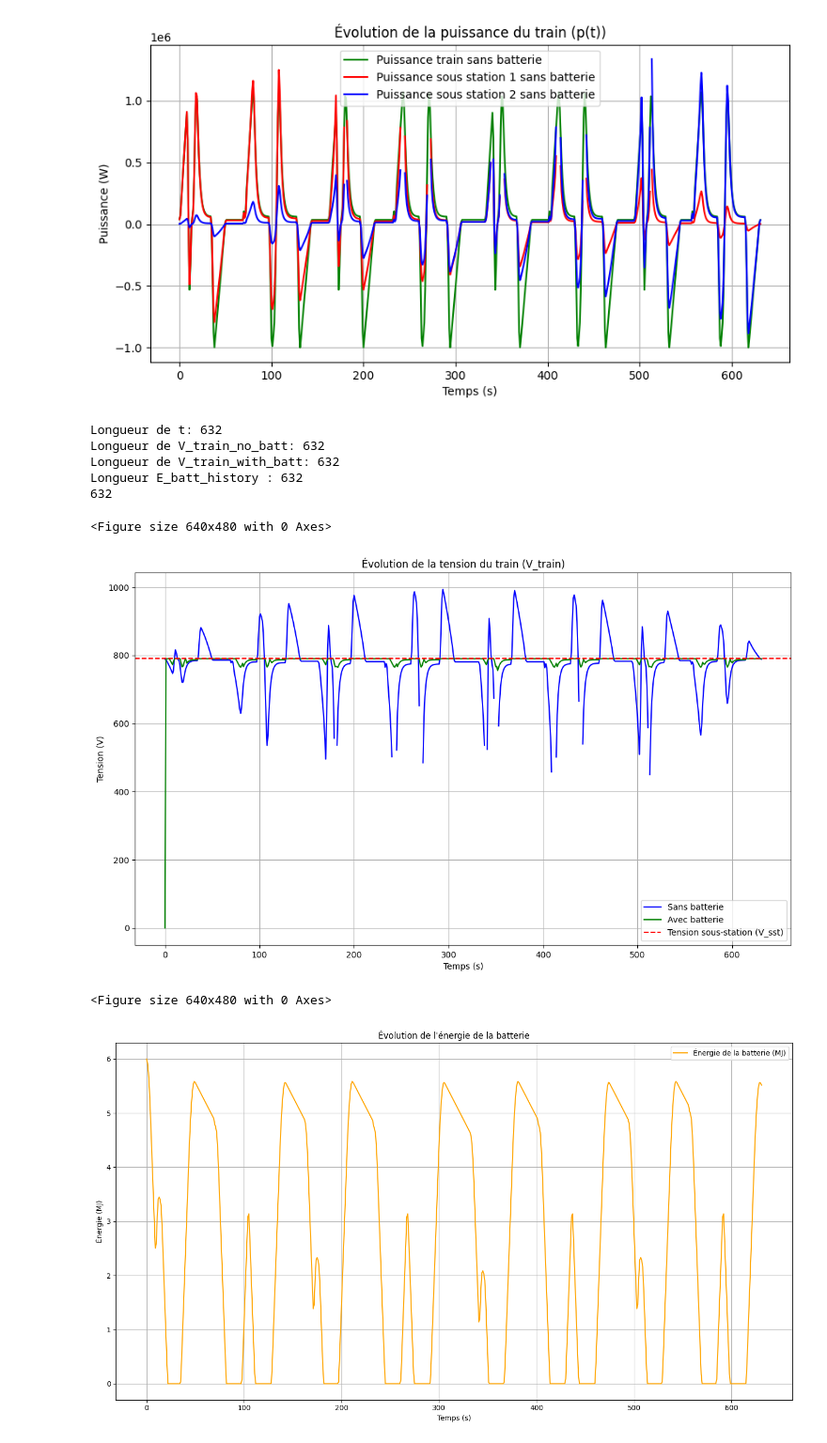
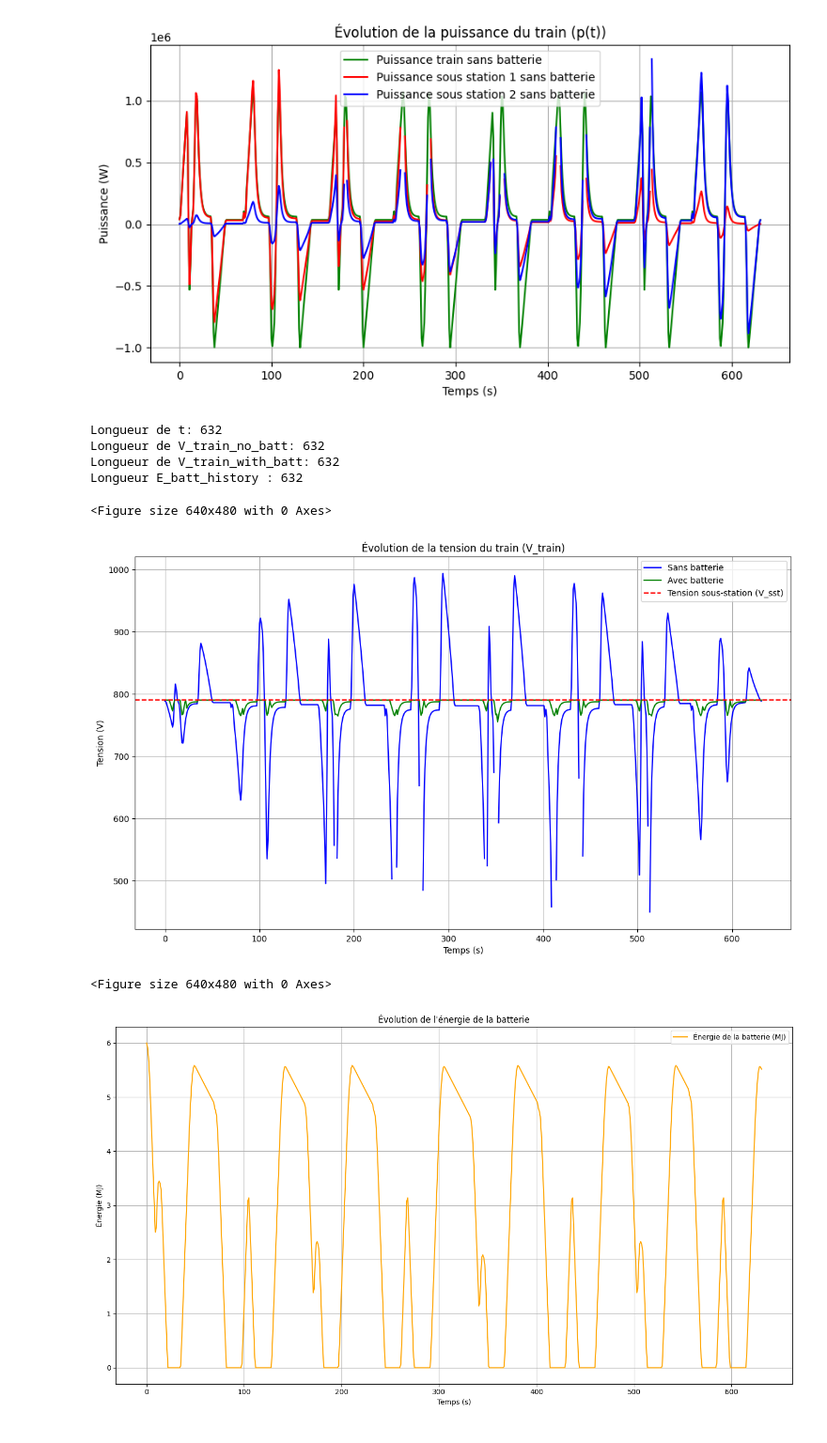
Before and after one commit to Yasserbhb/PROJET_OPT, a Jupyter notebook: Mise_en_place_du_modèle_du_système.ipynb, the cells around one changed output. Shown at 94% size. Cells and saved outputs as stored; diff of their text form; code cells hidden in the pictures.

Commit message:
changed the inital V_with_batt to 790

```diff
--- a/Mise_en_place_du_modèle_du_système.ipynb
+++ b/Mise_en_place_du_modèle_du_système.ipynb
@@ -860,7 +860,7 @@ E_batt_max = C_batt  # Énergie initiale de la batterie (joules)
 P_batt_max = 500e3  # Puissance maximale de charge/décharge (W) que la batterie puisse fournir
 
 P_batt = [0]
-V_train_with_batt = [0]
+V_train_with_batt = [790]
 E_batt_history = [E_batt_max]
 P_LAC = []  # Initialisation de P_LAC comme une liste vide
 P_rheostat = []  # Initialisation de P_rheostat comme une liste vide
@@ -929,34 +929,33 @@ assert len(t) == len(V_train_with_batt), f"Erreur : longueur de t ({len(t)}) et
 plt.figure(7)
 plt.figure(figsize=(14, 8))
 plt.plot(t, V_train_no_batt, label="Sans batterie", color="blue")
 plt.plot(t, V_train_with_batt, label="Avec batterie", color="green")
 plt.axhline(V_sst, color="red", linestyle="--", label="Tension sous-station (V_sst)")
 plt.xlabel("Temps (s)")
 plt.ylabel("Tension (V)")
 plt.title("Évolution de la tension du train (V_train)")
 plt.legend()
 plt.grid()
 
 # Énergie de la batterie
 plt.figure(6)
 plt.figure(figsize=(14, 8))
 plt.plot(t, np.array(E_batt_history) / 1e6, label="Énergie de la batterie (MJ)", color="orange")
 plt.xlabel("Temps (s)")
 plt.ylabel("Énergie (MJ)")
 plt.title("Évolution de l'énergie de la batterie")
 plt.legend()
 plt.grid()
 
 plt.tight_layout()
 plt.show()
 #####
 # %% [output]
 Longueur de t: 632
 Longueur de V_train_no_batt: 632
 Longueur de V_train_with_batt: 632
 Longueur E_batt_history : 632
-632
 <Figure size 640x480 with 0 Axes>
-[figure, old version]
+[figure, new version]
 <Figure size 640x480 with 0 Axes>
 [figure]
```
Also changed, not shown: 1 other file.
